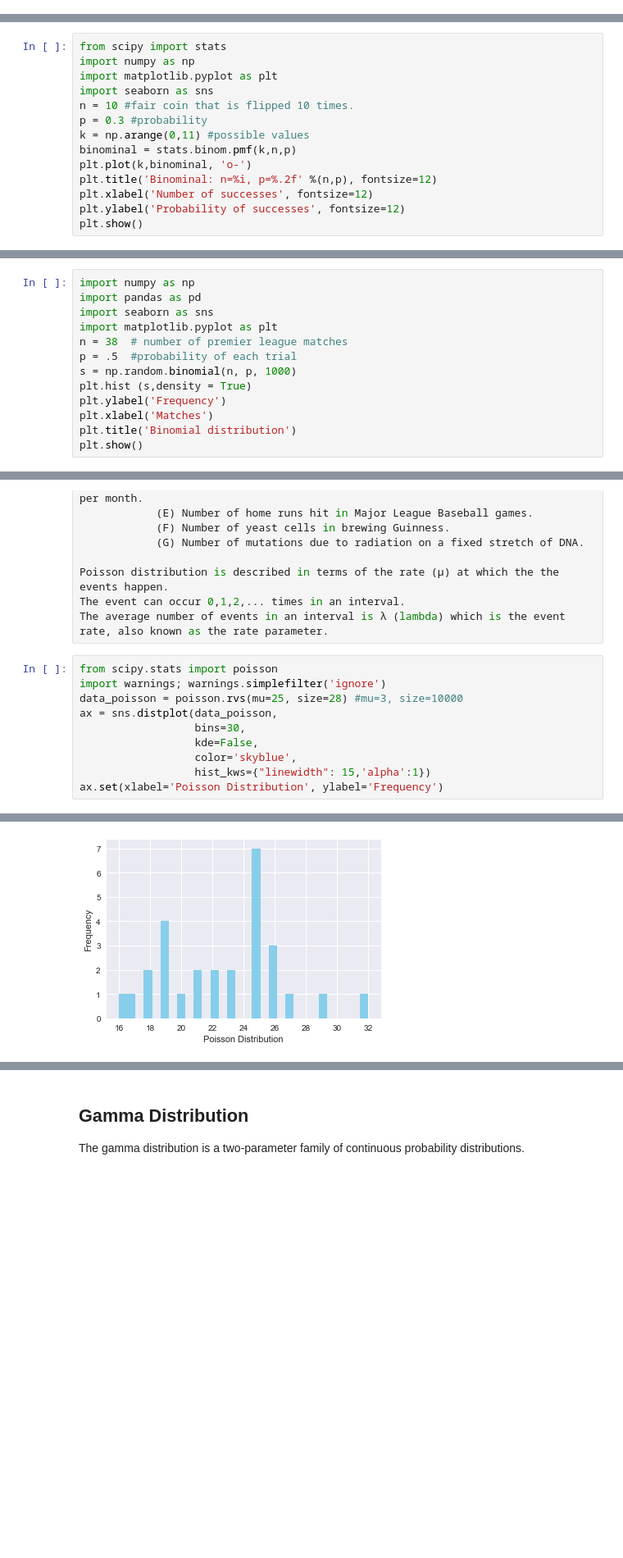
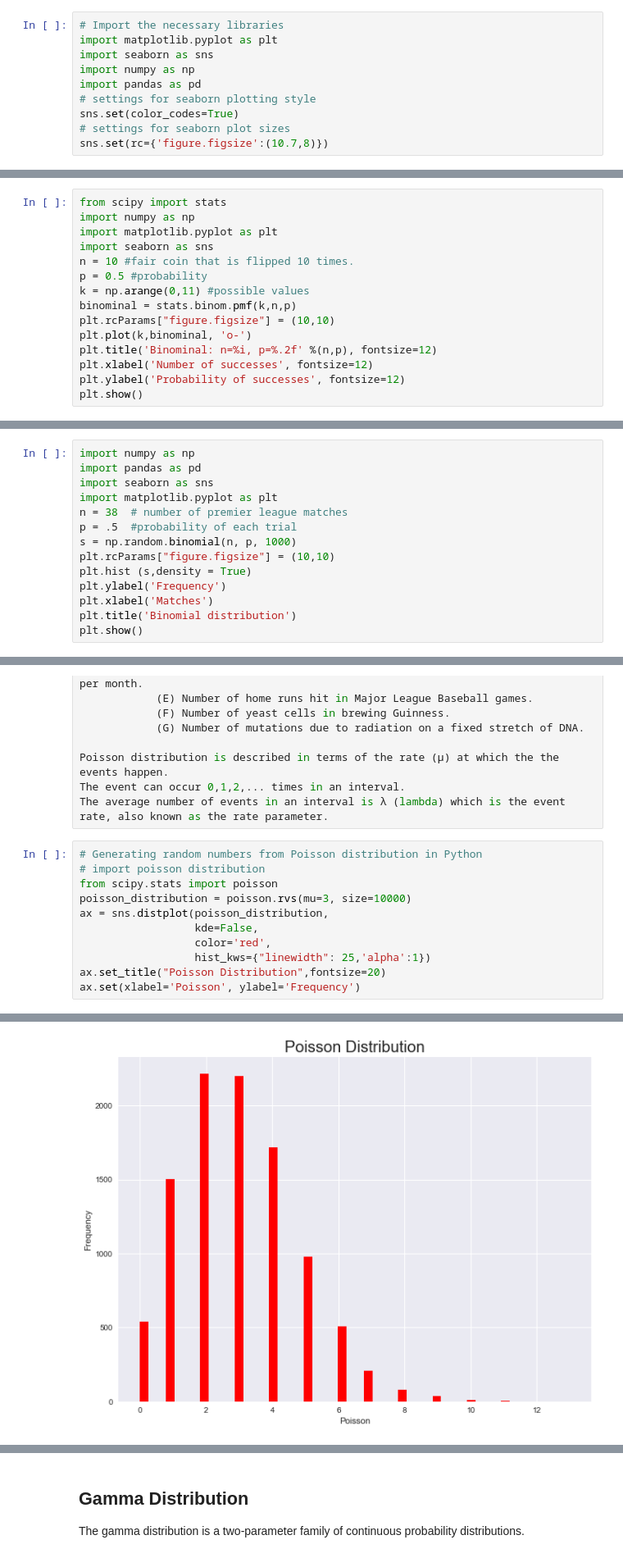
Before and after one commit to ezekielonaloye-gmit/pda_numpy_random_assignment-, a Jupyter notebook: numpy.random assignment 2018.ipynb, the cells around one changed output, grey strips where cells are left out. Shown: that part at 82% size. Cells and saved outputs as stored; diff of their text form; blank space fills up the shorter version.

```diff
--- a/numpy.random assignment 2018.ipynb
+++ b/numpy.random assignment 2018.ipynb
@@ -471,0 +440,10 @@ Above diagram support the notion of uniform distribution data that any given val
+# %%
+# Import the necessary libraries
+import matplotlib.pyplot as plt
+import seaborn as sns
+import numpy as np
+import pandas as pd
+# settings for seaborn plotting style
+sns.set(color_codes=True)
+# settings for seaborn plot sizes
+sns.set(rc={'figure.figsize':(10.7,8)})
@@ -521,9 +515,10 @@ import numpy as np
 import matplotlib.pyplot as plt
 import seaborn as sns
 n = 10 #fair coin that is flipped 10 times.
-p = 0.3 #probability
+p = 0.5 #probability
 k = np.arange(0,11) #possible values
 binominal = stats.binom.pmf(k,n,p)
+plt.rcParams["figure.figsize"] = (10,10)
 plt.plot(k,binominal, 'o-')
 plt.title('Binominal: n=%i, p=%.2f' %(n,p), fontsize=12)
 plt.xlabel('Number of successes', fontsize=12)
@@ -549,6 +553,7 @@ import matplotlib.pyplot as plt
 n = 38  # number of premier league matches
 p = .5  #probability of each trial
 s = np.random.binomial(n, p, 1000)
+plt.rcParams["figure.figsize"] = (10,10)
 plt.hist (s,density = True)
 plt.ylabel('Frequency')
 plt.xlabel('Matches')
@@ -595,13 +587,14 @@ Poisson distribution is described in terms of the rate (μ) at which the the eve
 The event can occur 0,1,2,... times in an interval.
 The average number of events in an interval is λ (lambda) which is the event rate, also known as the rate parameter.
 # %%
+# Generating random numbers from Poisson distribution in Python
+# import poisson distribution
 from scipy.stats import poisson
-import warnings; warnings.simplefilter('ignore')
-data_poisson = poisson.rvs(mu=25, size=28) #mu=3, size=10000
-ax = sns.distplot(data_poisson,
-                  bins=30,
+poisson_distribution = poisson.rvs(mu=3, size=10000)
+ax = sns.distplot(poisson_distribution,
                   kde=False,
-                  color='skyblue',
-                  hist_kws={"linewidth": 15,'alpha':1})
-ax.set(xlabel='Poisson Distribution', ylabel='Frequency')
+                  color='red',
+                  hist_kws={"linewidth": 25,'alpha':1})
+ax.set_title("Poisson Distribution",fontsize=20)
+ax.set(xlabel='Poisson', ylabel='Frequency')
 # %% [output]
@@ -609 +602 @@ ax.set(xlabel='Poisson Distribution', ylabel='Frequency')
-[figure, old version]
+[figure, new version]
```
Also changed, not shown: parts of 35 cells of this notebook.
